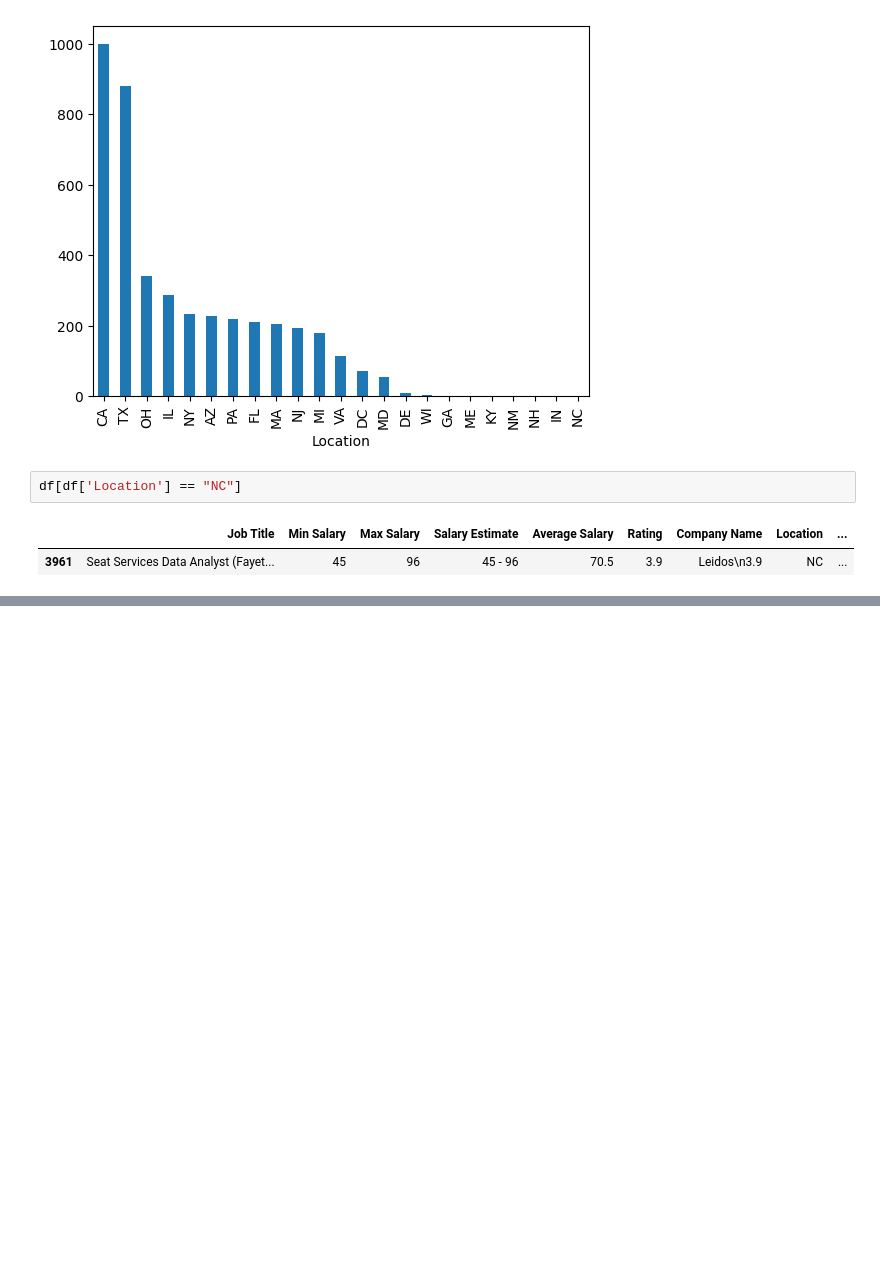
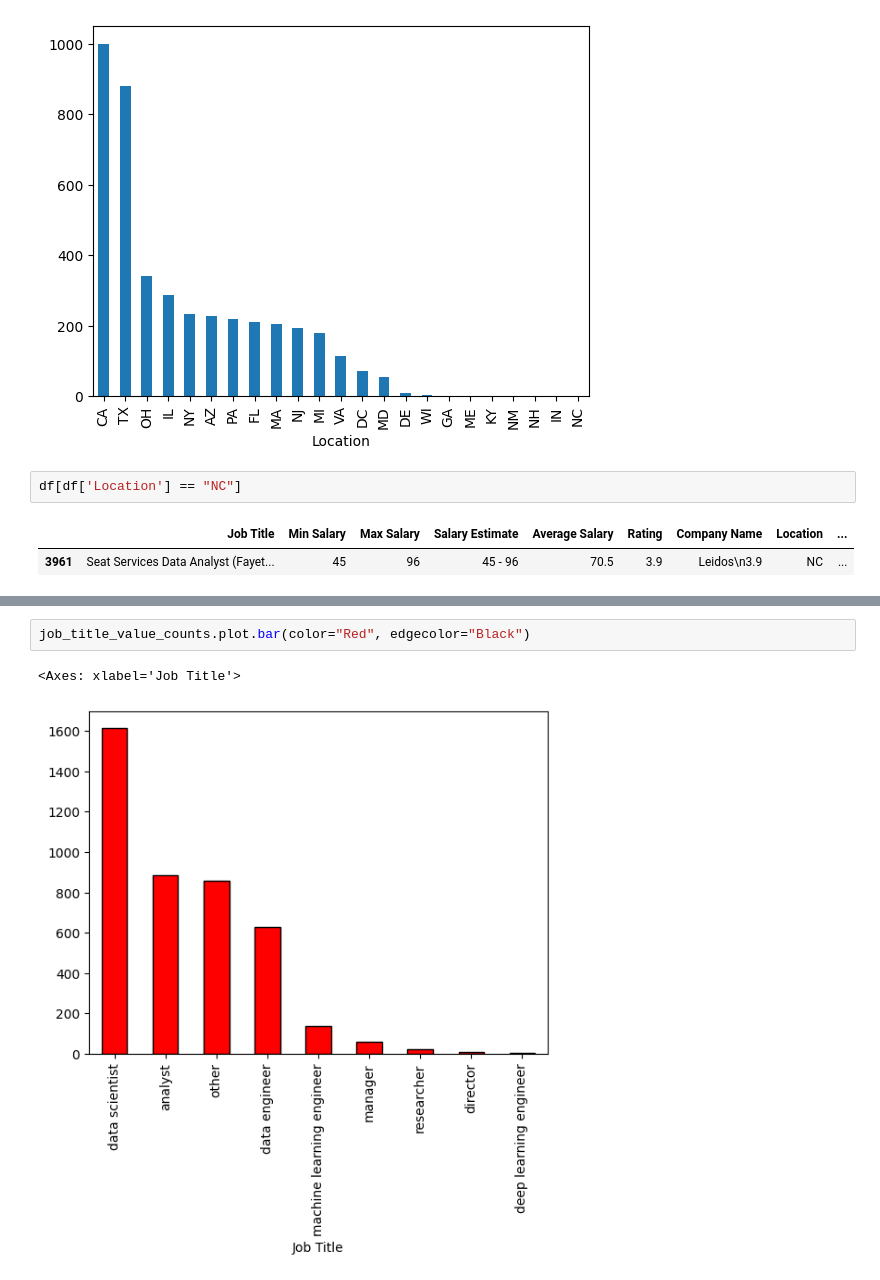
Before and after one commit to ParsaMehdipour/DataScience-Salary-Estimation, a Jupyter notebook: DataCleaning.ipynb, the cells around one changed output, grey strips where cells are left out. Saved outputs shown, nothing was run; the diff lists cells and outputs as text; blank space fills up the shorter version.

```diff
--- a/DataCleaning.ipynb
+++ b/DataCleaning.ipynb
@@ -370,0 +424,5 @@ df.to_csv("CleanedDataFrame.csv")
+# %%
+job_title_value_counts.plot.bar(color="Red", edgecolor="Black")
+# %% [output]
+<Axes: xlabel='Job Title'>
+[figure, added]
```
Also changed, not shown: parts of 10 cells of this notebook.
